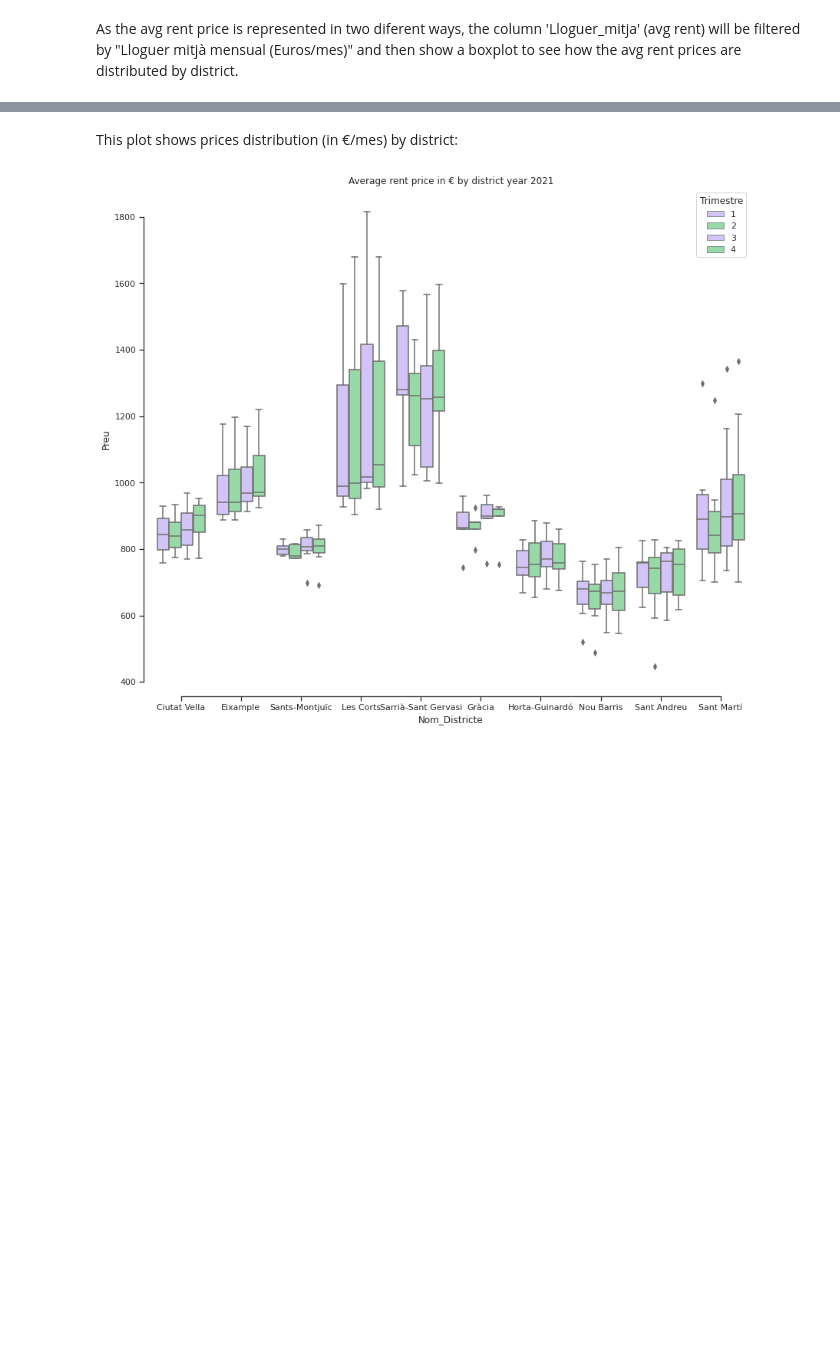
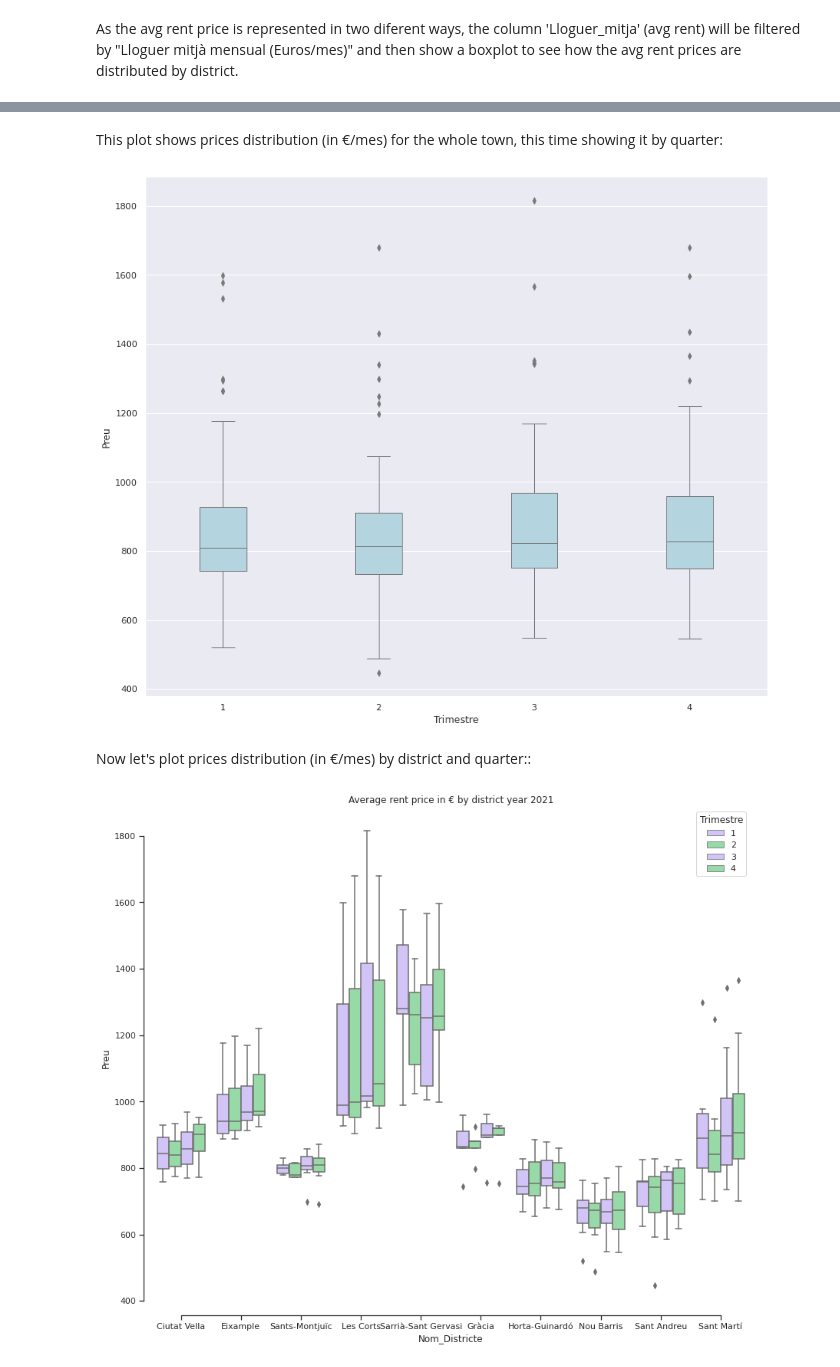
Before and after one commit to ddenebb/visualitzacio_exploratoria, a Jupyter notebook: Tasca_M4_T01.ipynb, the cells around one changed output, grey strips where cells are left out. Drawn from its saved outputs; the diff is of its cells as text; code cells hidden in the pictures; blank space fills up the shorter version.

```diff
--- a/Tasca_M4_T01.ipynb
+++ b/Tasca_M4_T01.ipynb
@@ -187,5 +187,12 @@ sns.set(rc={'figure.figsize':(14,12)})
+# %% [markdown]
+This plot shows prices distribution (in €/mes) for the whole town, this time showing it by quarter:
+# %%
+sns.boxplot(x="Trimestre", y="Preu", data=avg_rent_yearly,  color='lightblue', fliersize=5,  orient='v', linewidth=1 , width=0.3,);
+sns.set(rc={'figure.figsize':(14,12)})
+# %% [output]
+[figure, added]
 # %% [markdown]
-This plot shows prices distribution (in €/mes) by district:
+Now let's plot prices distribution (in €/mes) by district and quarter::
 # %%
 sns.set_theme(style="ticks", palette="pastel")
 sns.boxplot(x='Nom_Districte', y ="Preu", hue = 'Trimestre', palette=["m", "g"],
```
Also changed, not shown: parts of 9 cells of this notebook.
